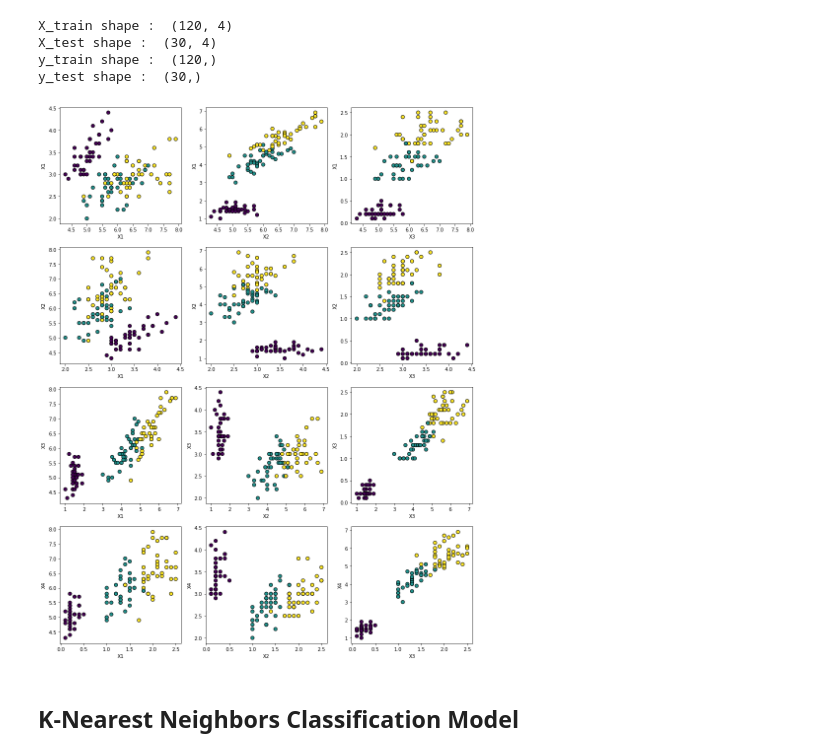
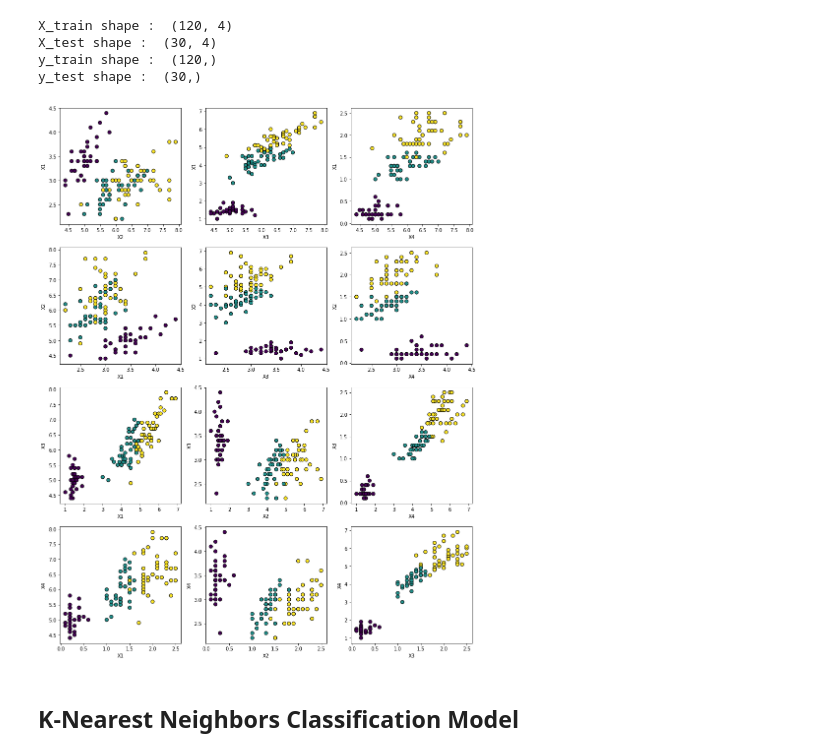
Before and after one commit to Suraj1199/DLfromScratch, a Jupyter notebook: K_Nearest_Neighbors.ipynb, the cells around one changed output. Cells and saved outputs as stored; diff of their text form; code cells hidden in the pictures.

```diff
--- a/K_Nearest_Neighbors.ipynb
+++ b/K_Nearest_Neighbors.ipynb
@@ -25,17 +25,17 @@ y_test shape :  (30,)
 # %%
 plt.figure(figsize=(15, 20))
 n = 1
 for i in range(4):
     x = [0, 1, 2, 3]
     x.remove(i)
     for j in range(3):
         plt.subplot(4, 3, n)
         plt.scatter(X_train[:, i], X_train[:, x[j]], c=y_train, ec='k', s=50)
-        plt.xlabel(f'X{j + 1}')
+        plt.xlabel(f'X{x[j] + 1}')
         plt.ylabel(f'X{i + 1}')
         n += 1
 # %% [output]
-[figure, old version]
+[figure, new version]
 # %% [markdown]
 ## K-Nearest Neighbors Classification Model
 # %%
```
Also changed, not shown: parts of 14 cells of this notebook.
